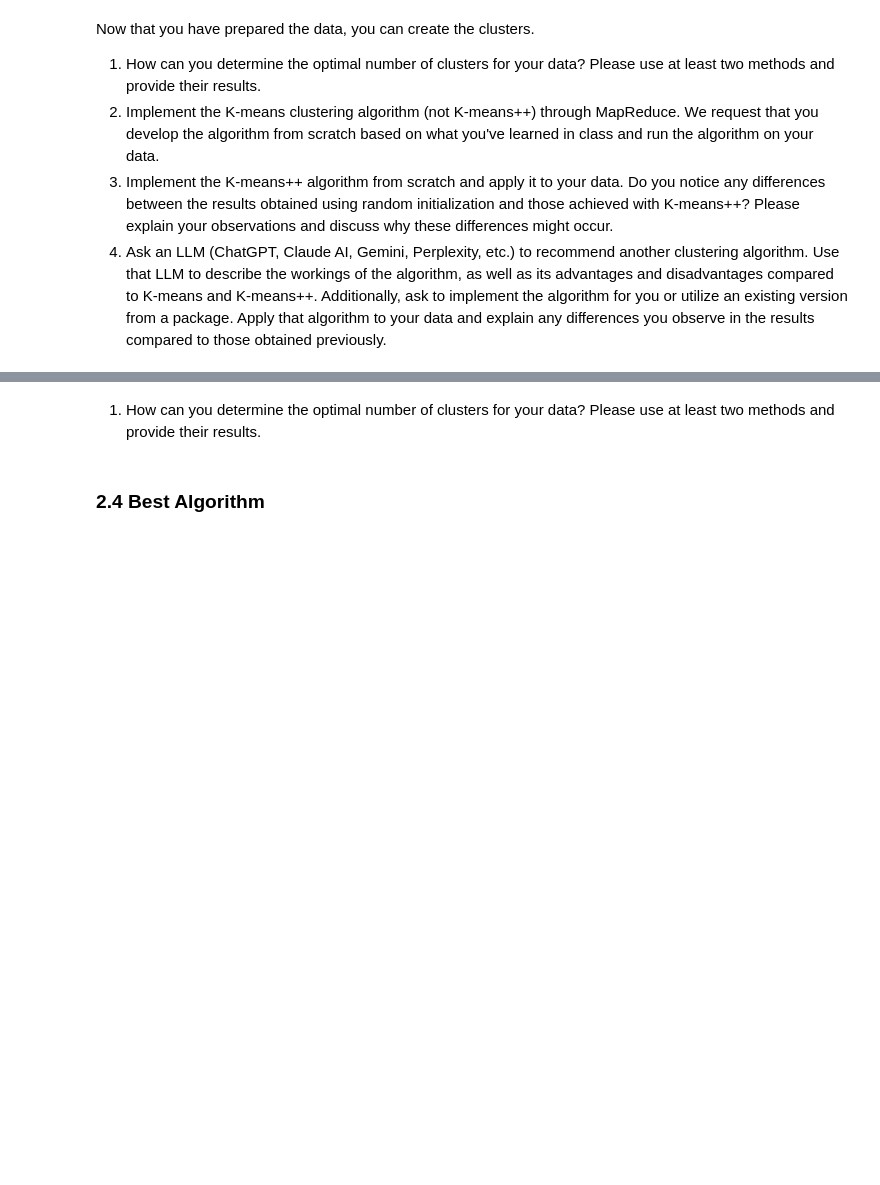
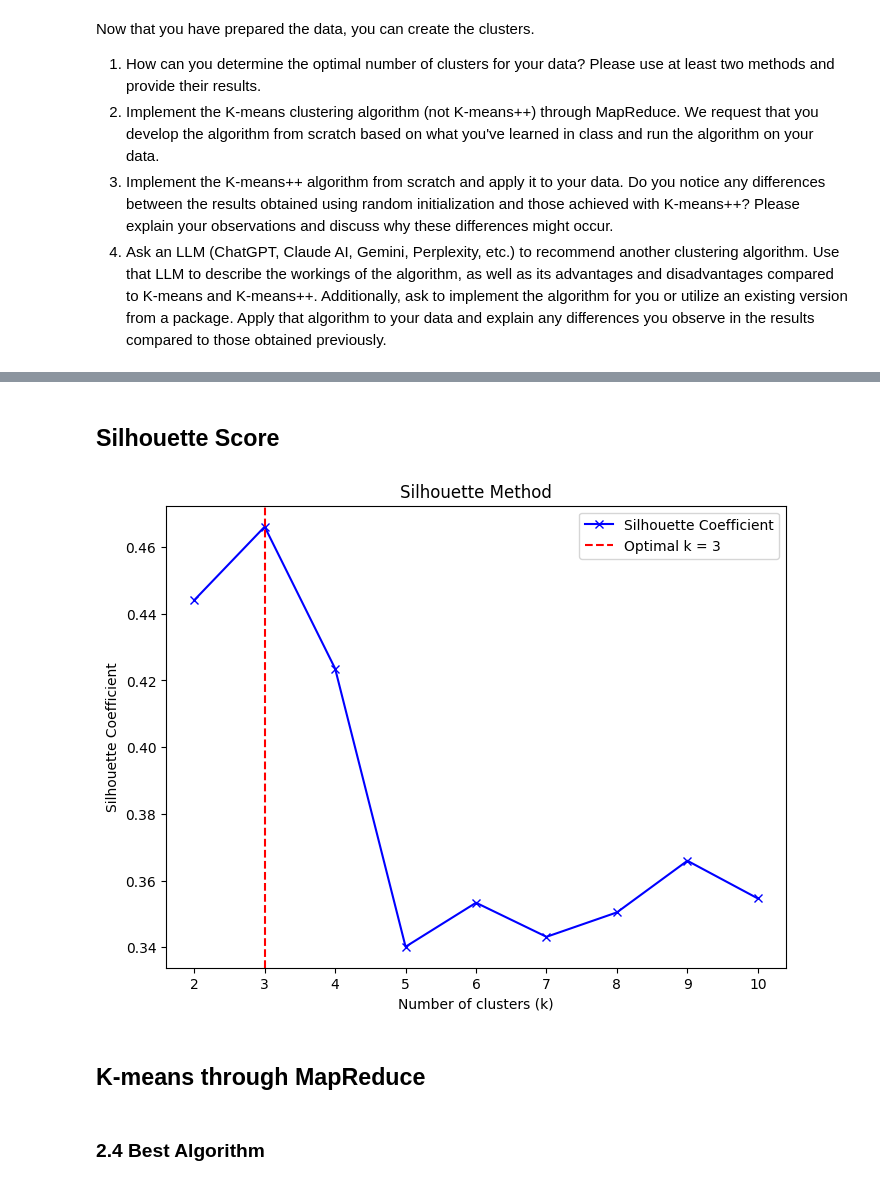
Before and after one commit to khalmatay/ADM-HW4, a Jupyter notebook: main.ipynb, the cells around one changed output, grey strips where cells are left out. Cells and saved outputs as stored; diff of their text form; code cells hidden in the pictures; blank space fills up the shorter version.

```diff
--- a/main.ipynb
+++ b/main.ipynb
@@ -871,2 +877,28 @@ plt.show()
+# %% [markdown]
+## Silhouette Score
+# %%
+from sklearn.metrics import silhouette_score
+import matplotlib.pyplot as plt
+
+silhouette_scores = []
+K = range(2, 11)  # For silhouette, minimum 2 clusters
+for k in K:
+    kmeans = KMeans(n_clusters=k, random_state=42)
+    kmeans.fit(pca_2d_df)
+    score = silhouette_score(pca_2d_df, kmeans.labels_)
+    silhouette_scores.append(score)
+
+# Visualization of the silhouette coefficient
+plt.figure(figsize=(8, 6))
+plt.plot(K, silhouette_scores, 'bx-', label='Silhouette Coefficient')
+plt.xlabel('Number of clusters (k)')
+plt.ylabel('Silhouette Coefficient')
+plt.title('Silhouette Method')
+plt.axvline(x=K[silhouette_scores.index(max(silhouette_scores))], linestyle='--', color='red',
+             label=f'Optimal k = {K[silhouette_scores.index(max(silhouette_scores))]}')
+plt.legend()
+plt.show()
+# %% [output]
+[figure, added]
 # %% [markdown]
-1. How can you determine the optimal number of clusters for your data? Please use at least two methods and provide their results.
+## **K-means through MapReduce**
```
Also changed, not shown: parts of 4 cells of this notebook.
